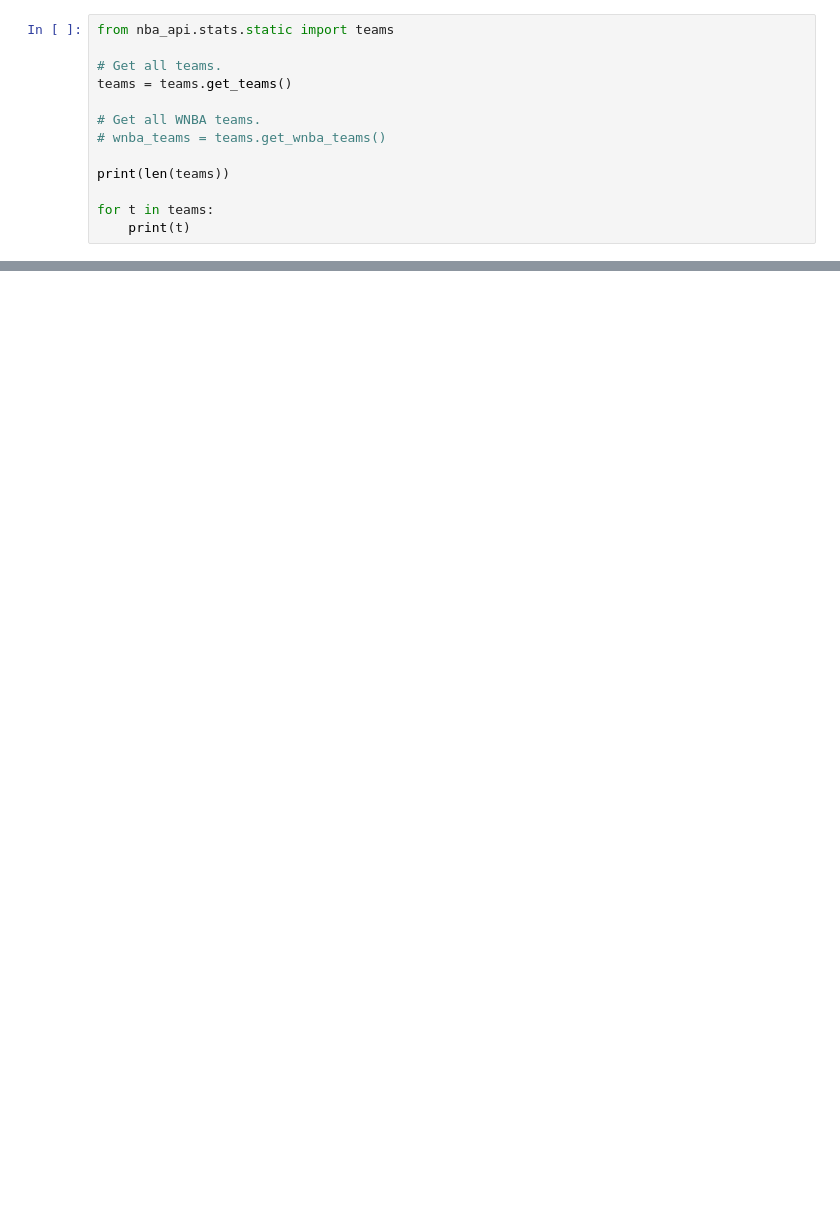
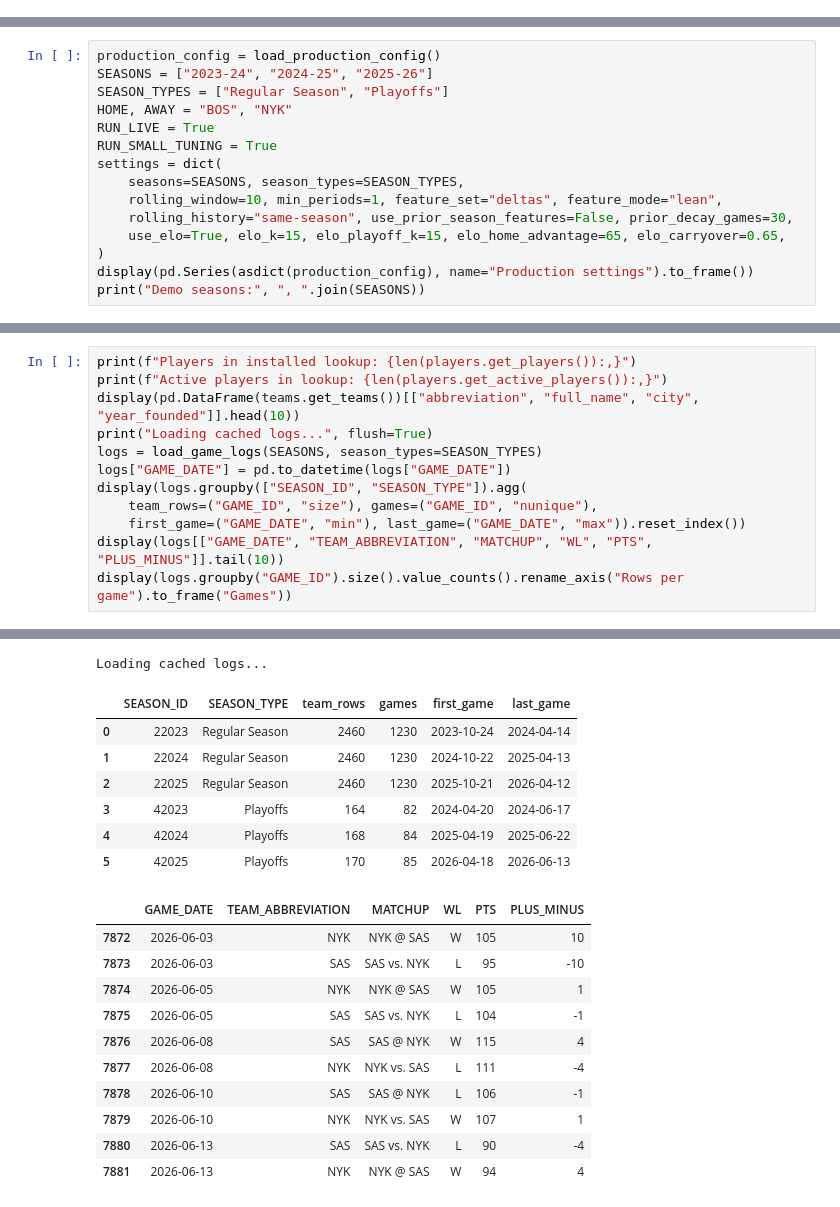
Before and after one commit to RyanVukicevic/NBA-Game-Outcome-Predictor, a Jupyter notebook: src/demo.ipynb, the cells around one changed output, grey strips where cells are left out. Cells and saved outputs as stored; diff of their text form; blank space fills up the shorter version.

Commit message:
Add runnable project demo and expanded upcoming predictions

```diff
--- a/src/demo.ipynb
+++ b/src/demo.ipynb
@@ -25,13 +0,0 @@ True
-# %%
-from nba_api.stats.static import teams
-
-# Get all teams.
-teams = teams.get_teams()
-
-# Get all WNBA teams.
-# wnba_teams = teams.get_wnba_teams()
-
-print(len(teams))
-
-for t in teams:
-    print(t)
@@ -387,0 +64,15 @@ NameError: name '__file__' is not defined
+# %%
+production_config = load_production_config()
+SEASONS = ["2023-24", "2024-25", "2025-26"]
+SEASON_TYPES = ["Regular Season", "Playoffs"]
+HOME, AWAY = "BOS", "NYK"
+RUN_LIVE = True
+RUN_SMALL_TUNING = True
+settings = dict(
+    seasons=SEASONS, season_types=SEASON_TYPES,
+    rolling_window=10, min_periods=1, feature_set="deltas", feature_mode="lean",
+    rolling_history="same-season", use_prior_season_features=False, prior_decay_games=30,
+    use_elo=True, elo_k=15, elo_playoff_k=15, elo_home_advantage=65, elo_carryover=0.65,
+)
+display(pd.Series(asdict(production_config), name="Production settings").to_frame())
+print("Demo seasons:", ", ".join(SEASONS))
@@ -387,0 +103,13 @@ NameError: name '__file__' is not defined
+# %%
+print(f"Players in installed lookup: {len(players.get_players()):,}")
+print(f"Active players in lookup: {len(players.get_active_players()):,}")
+display(pd.DataFrame(teams.get_teams())[["abbreviation", "full_name", "city", "year_founded"]].head(10))
+print("Loading cached logs...", flush=True)
+logs = load_game_logs(SEASONS, season_types=SEASON_TYPES)
+logs["GAME_DATE"] = pd.to_datetime(logs["GAME_DATE"])
+display(logs.groupby(["SEASON_ID", "SEASON_TYPE"]).agg(
+    team_rows=("GAME_ID", "size"), games=("GAME_ID", "nunique"),
+    first_game=("GAME_DATE", "min"), last_game=("GAME_DATE", "max")).reset_index())
+display(logs[["GAME_DATE", "TEAM_ABBREVIATION", "MATCHUP", "WL", "PTS", "PLUS_MINUS"]].tail(10))
+display(logs.groupby("GAME_ID").size().value_counts().rename_axis("Rows per game").to_frame("Games"))
+# %% [output]
@@ -387,0 +129,19 @@ NameError: name '__file__' is not defined
+Loading cached logs...
+|  | SEASON_ID | SEASON_TYPE | team_rows | games | first_game | last_game |
+| 0 | 22023 | Regular Season | 2460 | 1230 | 2023-10-24 | 2024-04-14 |
+| 1 | 22024 | Regular Season | 2460 | 1230 | 2024-10-22 | 2025-04-13 |
+| 2 | 22025 | Regular Season | 2460 | 1230 | 2025-10-21 | 2026-04-12 |
+| 3 | 42023 | Playoffs | 164 | 82 | 2024-04-20 | 2024-06-17 |
+| 4 | 42024 | Playoffs | 168 | 84 | 2025-04-19 | 2025-06-22 |
+| 5 | 42025 | Playoffs | 170 | 85 | 2026-04-18 | 2026-06-13 |
+|  | GAME_DATE | TEAM_ABBREVIATION | MATCHUP | WL | PTS | PLUS_MINUS |
+| 7872 | 2026-06-03 | NYK | NYK @ SAS | W | 105 | 10 |
+| 7873 | 2026-06-03 | SAS | SAS vs. NYK | L | 95 | -10 |
+| 7874 | 2026-06-05 | NYK | NYK @ SAS | W | 105 | 1 |
+| 7875 | 2026-06-05 | SAS | SAS vs. NYK | L | 104 | -1 |
+| 7876 | 2026-06-08 | SAS | SAS @ NYK | W | 115 | 4 |
+| 7877 | 2026-06-08 | NYK | NYK vs. SAS | L | 111 | -4 |
+| 7878 | 2026-06-10 | SAS | SAS @ NYK | L | 106 | -1 |
+| 7879 | 2026-06-10 | NYK | NYK vs. SAS | W | 107 | 1 |
+| 7880 | 2026-06-13 | SAS | SAS vs. NYK | L | 90 | -4 |
+| 7881 | 2026-06-13 | NYK | NYK @ SAS | W | 94 | 4 |
```
Also changed, not shown: parts of 33 cells of this notebook, 10 other files.
